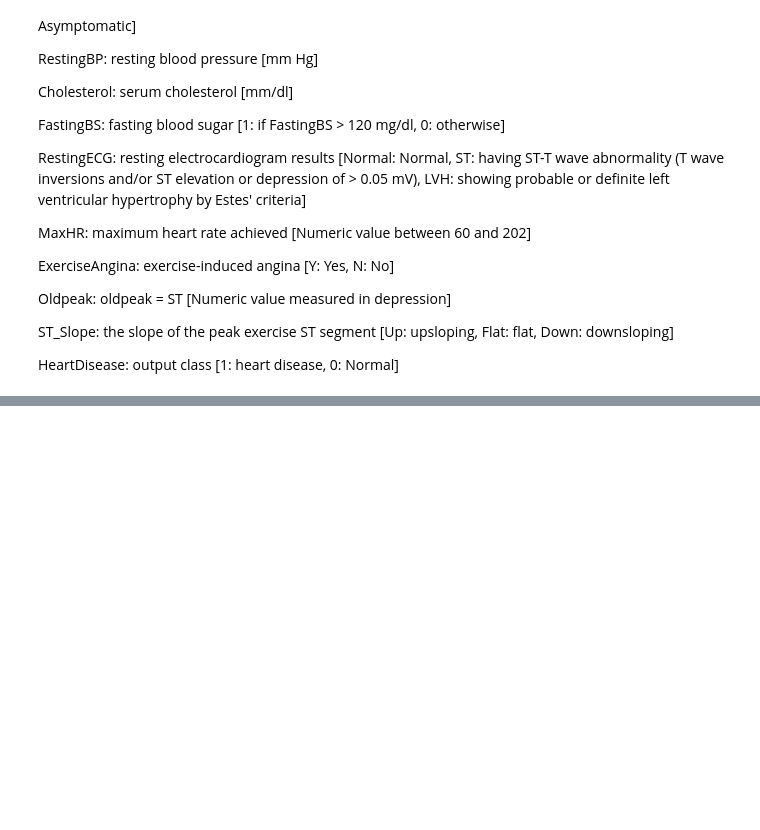
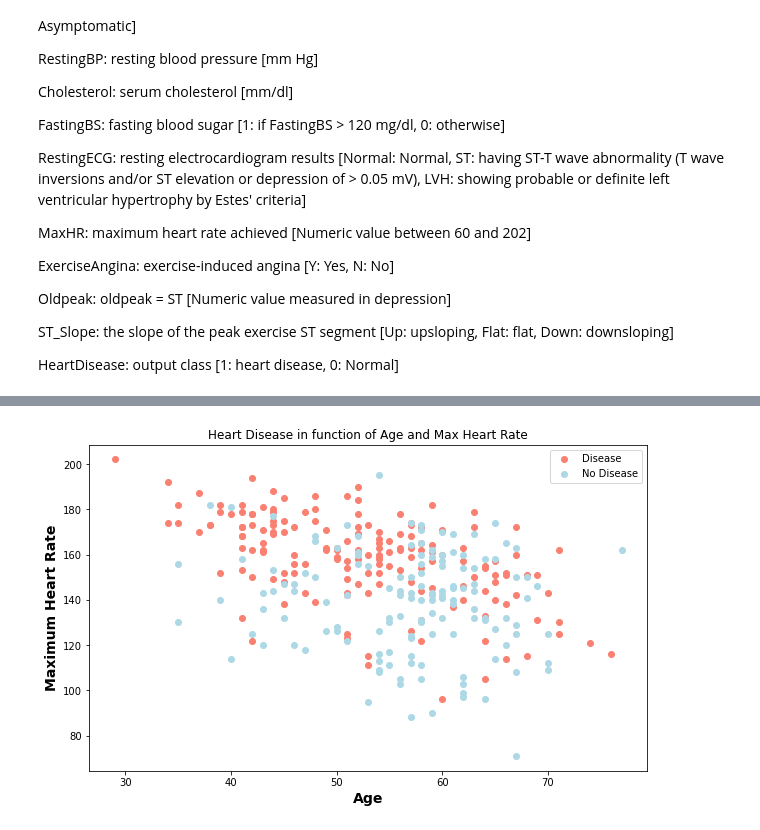
Before and after one commit to hlee0995/ML_practice, a Jupyter notebook: machine learning practice/Supervised_Learning_Classification.ipynb, the cells around one changed output, grey strips where cells are left out. Saved outputs shown, nothing was run; the diff lists cells and outputs as text; code cells hidden in the pictures; blank space fills up the shorter version.

```diff
--- a/machine learning practice/Supervised_Learning_Classification.ipynb
+++ b/machine learning practice/Supervised_Learning_Classification.ipynb
@@ -108,0 +263,23 @@ HeartDisease: output class [1: heart disease, 0: Normal]
+# %%
+# Create another figure
+plt.figure(figsize=(10,6))
+
+#scatter with positive examples
+plt.scatter(df.age[df.target==1],
+           df.thalach[df.target==1],
+           c="salmon")
+
+
+#scatter with negative examples
+plt.scatter(df.age[df.target==0],
+           df.thalach[df.target==0],
+           c="lightblue");
+
+#information
+
+plt.ylabel("Maximum Heart Rate", fontweight='bold', fontsize=14.0)
+plt.xlabel("Age", fontweight='bold', fontsize=14.0)
+plt.title("Heart Disease in function of Age and Max Heart Rate")
+plt.legend(["Disease", "No Disease"]);
+# %% [output]
+[figure, added]
```
Also changed, not shown: parts of 56 cells of this notebook.
